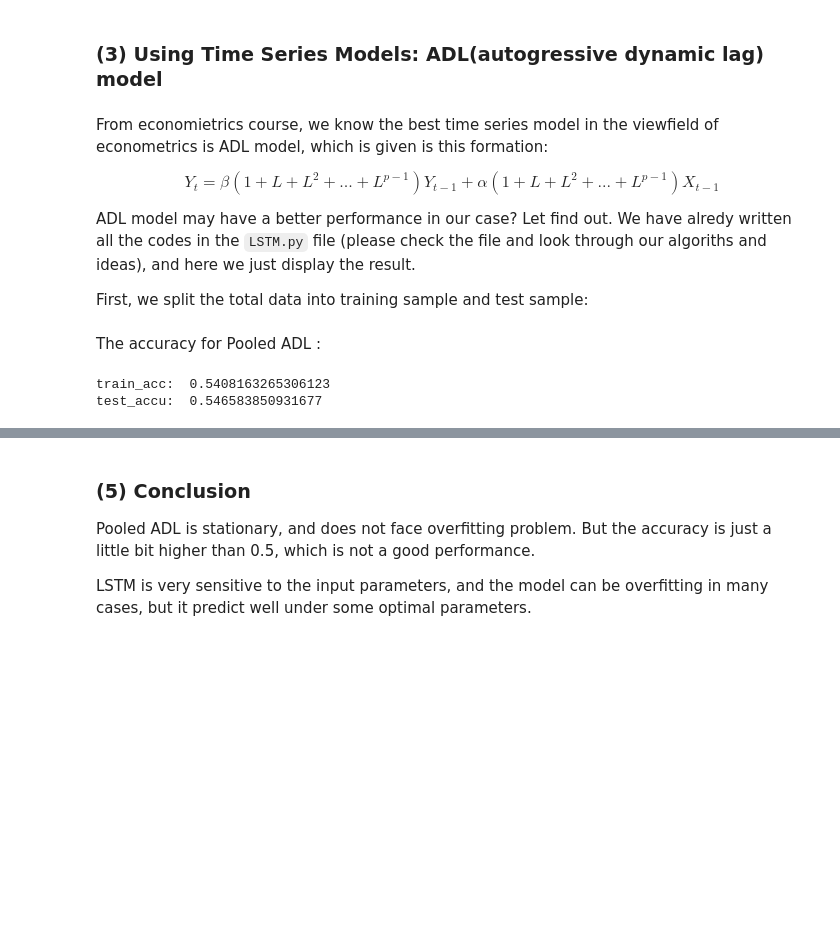
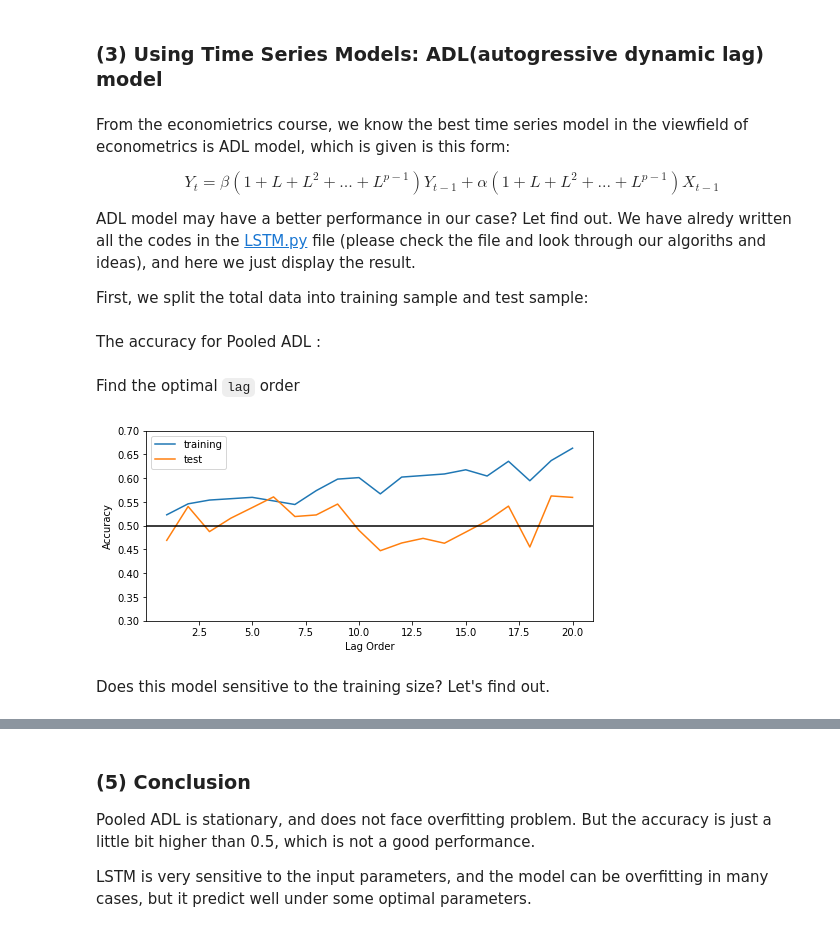
Before and after one commit to LeiZHANG1995/PHBS_TQFML, a Jupyter notebook: Project/Bitcoin_2_Data_Analysis.ipynb, the cells around one changed output, grey strips where cells are left out. Drawn from its saved outputs; the diff is of its cells as text; code cells hidden in the pictures; blank space fills up the shorter version.

```diff
--- a/Project/Bitcoin_2_Data_Analysis.ipynb
+++ b/Project/Bitcoin_2_Data_Analysis.ipynb
@@ -58,11 +59,11 @@ Because there isn't any significant pattern that we are able to draw linearly fr
 # %% [markdown]
 ### (3) Using Time Series Models: ADL(autogressive dynamic lag) model
 # %% [markdown]
-From economietrics course, we know the best time series model in the viewfield of econometrics is ADL model, which is given is this formation:
+From the economietrics course, we know the best time series model in the viewfield of econometrics is ADL model, which is given is this form:
 
 $$Y_t = \beta (1+L+L^2+...+L^{p-1})Y_{t-1}+\alpha (1+L+L^2+...+L^{p-1})X_{t-1}$$
 
-ADL model may have a better performance in our case? Let find out. We have alredy written all the codes in the `LSTM.py` file (please check the file and look through our algoriths and ideas), and here we just display the result.
+ADL model may have a better performance in our case? Let find out. We have alredy written all the codes in the [LSTM.py](https://github.com/LeiZHANG1995/PHBS_TQFML/blob/master/Project/LSTM.py) file (please check the file and look through our algoriths and ideas), and here we just display the result.
 
 First, we split the total data into training sample and test sample:
 # %%
@@ -80,14 +75,46 @@ test_set_Y = ln_price[sample_training:]
 # %% [markdown]
 The accuracy for Pooled ADL :
 # %%
-lag = 2
-
-## (1) Train pure ADL
-p.ADL_fit(train_set_Y, train_set_X, lag)
-re_train = p.ADL_predict_accuracy(train_set_Y, train_set_X, lag)
-## (2) Test pure ADL
-re_test = p.ADL_predict_accuracy(test_set_Y, test_set_X, lag)
-print('train_acc: ', re_train['accuracy'], '\ntest_accu: ', re_test['accuracy'])
+def ADL_Performance(sample_training, lag):
+    train_set_X = X[:sample_training]
+    train_set_Y = ln_price[:sample_training]
+    test_set_X = X[sample_training:]
+    test_set_Y = ln_price[sample_training:]
+    ## (1) Train pure ADL
+    p.ADL_fit(train_set_Y, train_set_X, lag)
+    re_train = p.ADL_predict_accuracy(train_set_Y, train_set_X, lag)
+    train_accu = re_train['accuracy']
+    ## (2) Test pure ADL
+    re_test = p.ADL_predict_accuracy(test_set_Y, test_set_X, lag)
+    test_accu =re_test['accuracy']
+    return train_accu, test_accu
-# %% [output]
-train_acc:  0.5408163265306123
-test_accu:  0.546583850931677
+# %% [markdown]
+Find the optimal `lag` order
+# %%
+train_accus = []
+test_accus = []
+orders = []
+
+sample_size = 200
+# lag order differs
+
+for i in range(1, 21):
+    orders.append(i)
+    t1, t2 = ADL_Performance(200, i)
+    train_accus.append(t1)
+    test_accus.append(t2)
+# %%
+fig = plt.gcf()
+fig.set_size_inches(8, 3.5)
+plt.plot(orders, train_accus)
+plt.plot(orders, test_accus)
+plt.xlabel('Lag Order')
+plt.ylabel('Accuracy')
+plt.ylim([0.3, 0.7])
+plt.axhline(0.5, color = 'black')
+plt.legend(('training', 'test'))
+plt.show()
+# %% [output]
+[figure, added]
+# %% [markdown]
+Does this model sensitive to the training size? Let's find out.
```
Also changed, not shown: parts of 17 cells of this notebook, 1 other file.
